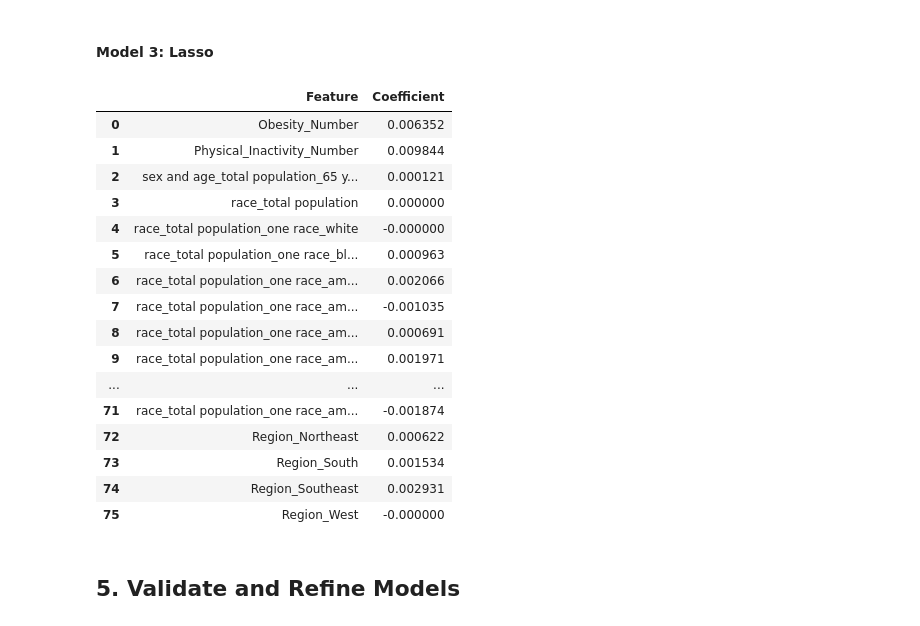
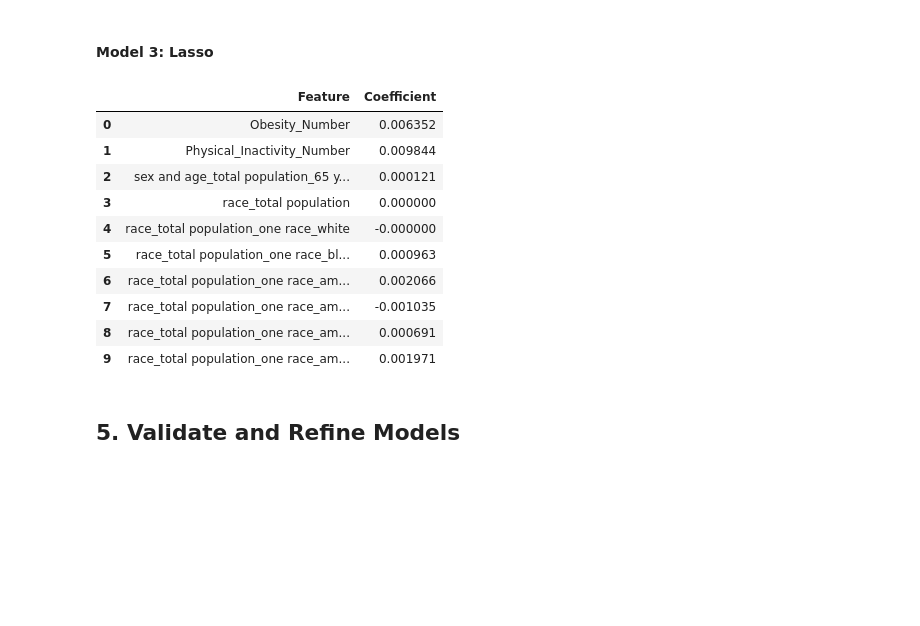
Before and after one commit to grbenitez/Computational-Social-Science-Projects, a Jupyter notebook: Project-2/Project 2 Students.ipynb, the cells around one changed output. Saved outputs shown, nothing was run; the diff lists cells and outputs as text; code cells hidden in the pictures; blank space fills up the shorter version.

```diff
--- a/Project-2/Project 2 Students.ipynb
+++ b/Project-2/Project 2 Students.ipynb
@@ -690,36 +682,30 @@ ridge_reg_data
 # %%
 # Lasso
 # Model 3 training
 #-----------
 
 from sklearn.linear_model import Lasso
 
 lasso_reg = Lasso(alpha=0.0001, max_iter=15000)
 lasso_model = lasso_reg.fit(X_train,
                             y_train)
 
 lasso_reg_data = pd.DataFrame({
     'Feature': X.columns,
     'Coefficient': lasso_model.coef_})
-lasso_reg_data
+lasso_reg_data.head(10)
 # %% [output]
 |  | Feature | Coefficient |
 | 0 | Obesity_Number | 0.006352 |
 | 1 | Physical_Inactivity_Number | 0.009844 |
 | 2 | sex and age_total population_65 y... | 0.000121 |
 | 3 | race_total population | 0.000000 |
 | 4 | race_total population_one race_white | -0.000000 |
 | 5 | race_total population_one race_bl... | 0.000963 |
 | 6 | race_total population_one race_am... | 0.002066 |
 | 7 | race_total population_one race_am... | -0.001035 |
 | 8 | race_total population_one race_am... | 0.000691 |
 | 9 | race_total population_one race_am... | 0.001971 |
-| ... | ... | ... |
-| 71 | race_total population_one race_am... | -0.001874 |
-| 72 | Region_Northeast | 0.000622 |
-| 73 | Region_South | 0.001534 |
-| 74 | Region_Southeast | 0.002931 |
-| 75 | Region_West | -0.000000 |
 # %% [markdown]
 ## 5. Validate and Refine Models
 # %% [markdown]
```
Also changed, not shown: parts of 9 cells of this notebook, 1 other file.
